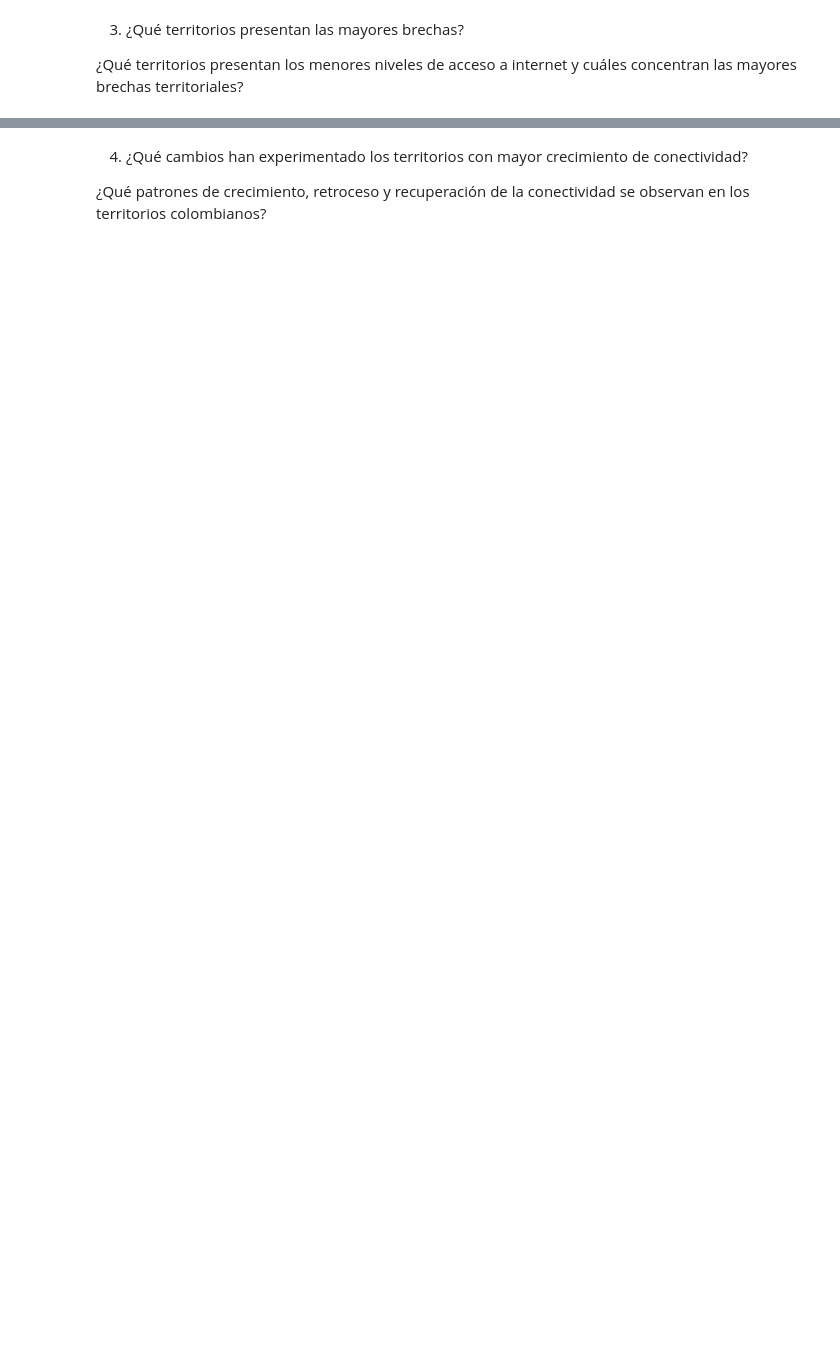
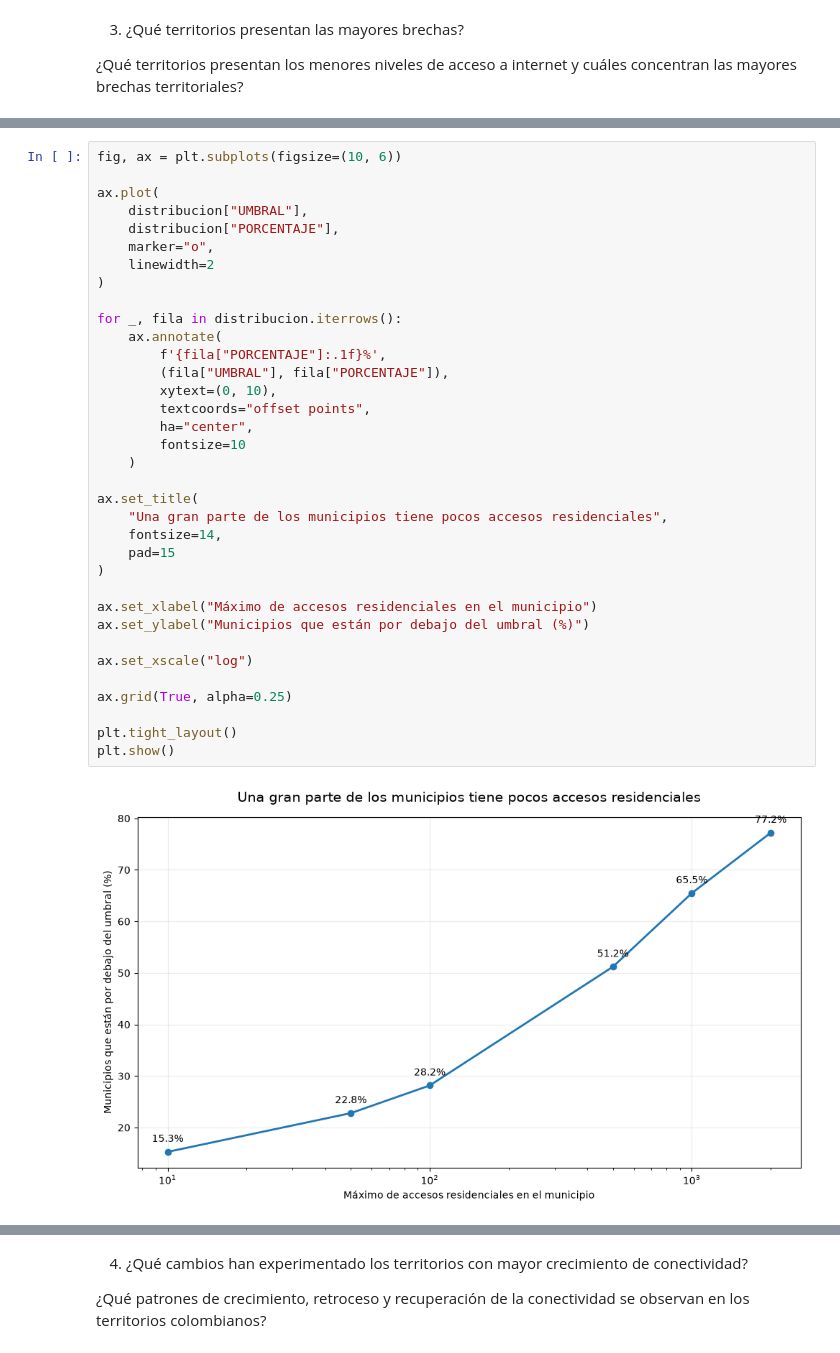
Before and after one commit to juanchocor/Colombia_en_datos, a Jupyter notebook: episodios/004_conectividad_brechas/notebooks/002_respuestas_y_graficos.ipynb, the cells around one changed output, grey strips where cells are left out. Cells and saved outputs as stored; diff of their text form; blank space fills up the shorter version.

```diff
--- a/episodios/004_conectividad_brechas/notebooks/002_respuestas_y_graficos.ipynb
+++ b/episodios/004_conectividad_brechas/notebooks/002_respuestas_y_graficos.ipynb
@@ -439,0 +677,37 @@ comparacion
+# %%
+fig, ax = plt.subplots(figsize=(10, 6))
+
+ax.plot(
+    distribucion["UMBRAL"],
+    distribucion["PORCENTAJE"],
+    marker="o",
+    linewidth=2
+)
+
+for _, fila in distribucion.iterrows():
+    ax.annotate(
+        f'{fila["PORCENTAJE"]:.1f}%',
+        (fila["UMBRAL"], fila["PORCENTAJE"]),
+        xytext=(0, 10),
+        textcoords="offset points",
+        ha="center",
+        fontsize=10
+    )
+
+ax.set_title(
+    "Una gran parte de los municipios tiene pocos accesos residenciales",
+    fontsize=14,
+    pad=15
+)
+
+ax.set_xlabel("Máximo de accesos residenciales en el municipio")
+ax.set_ylabel("Municipios que están por debajo del umbral (%)")
+
+ax.set_xscale("log")
+
+ax.grid(True, alpha=0.25)
+
+plt.tight_layout()
+plt.show()
+# %% [output]
+[figure, added]
```
Also changed, not shown: parts of 30 cells of this notebook.
